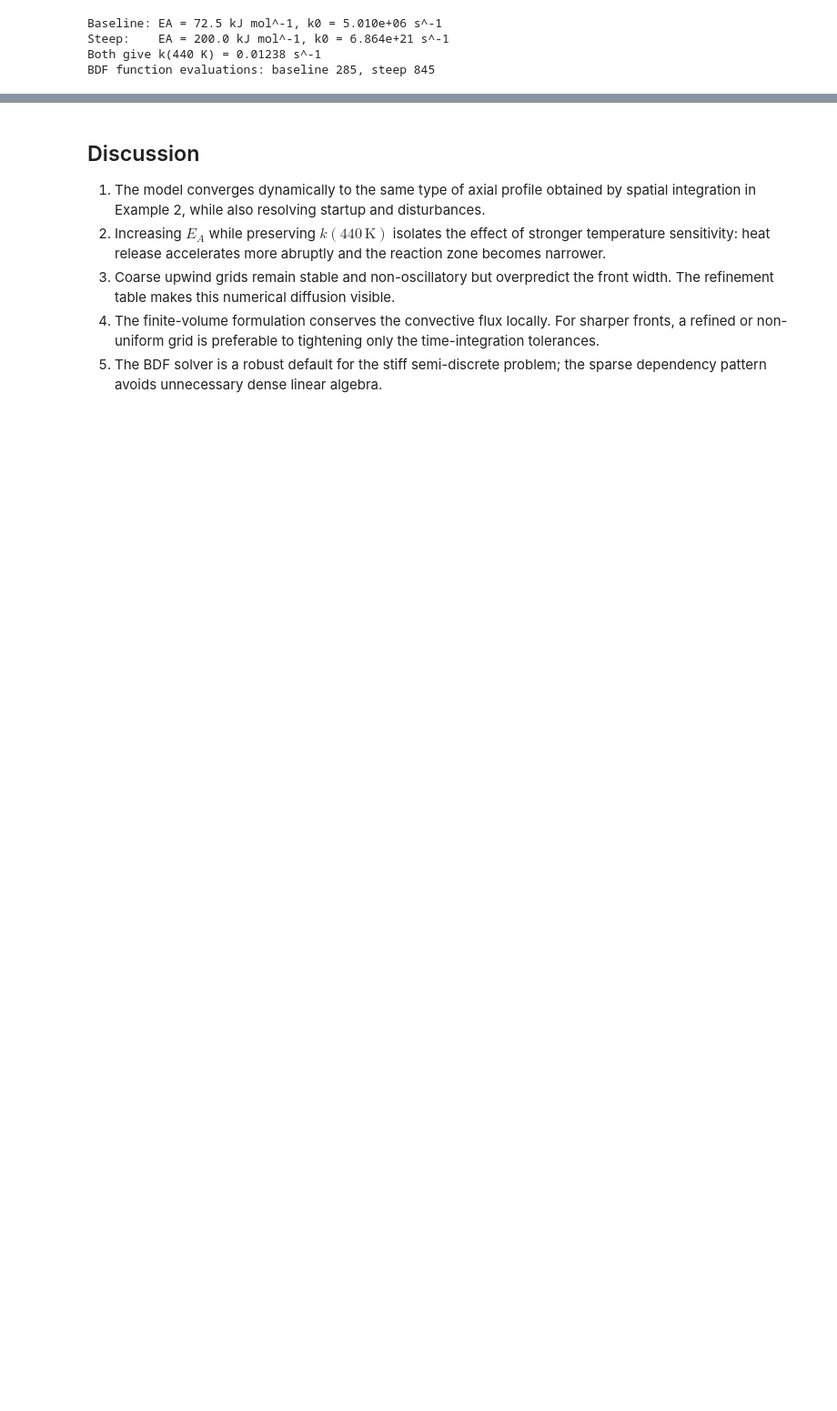
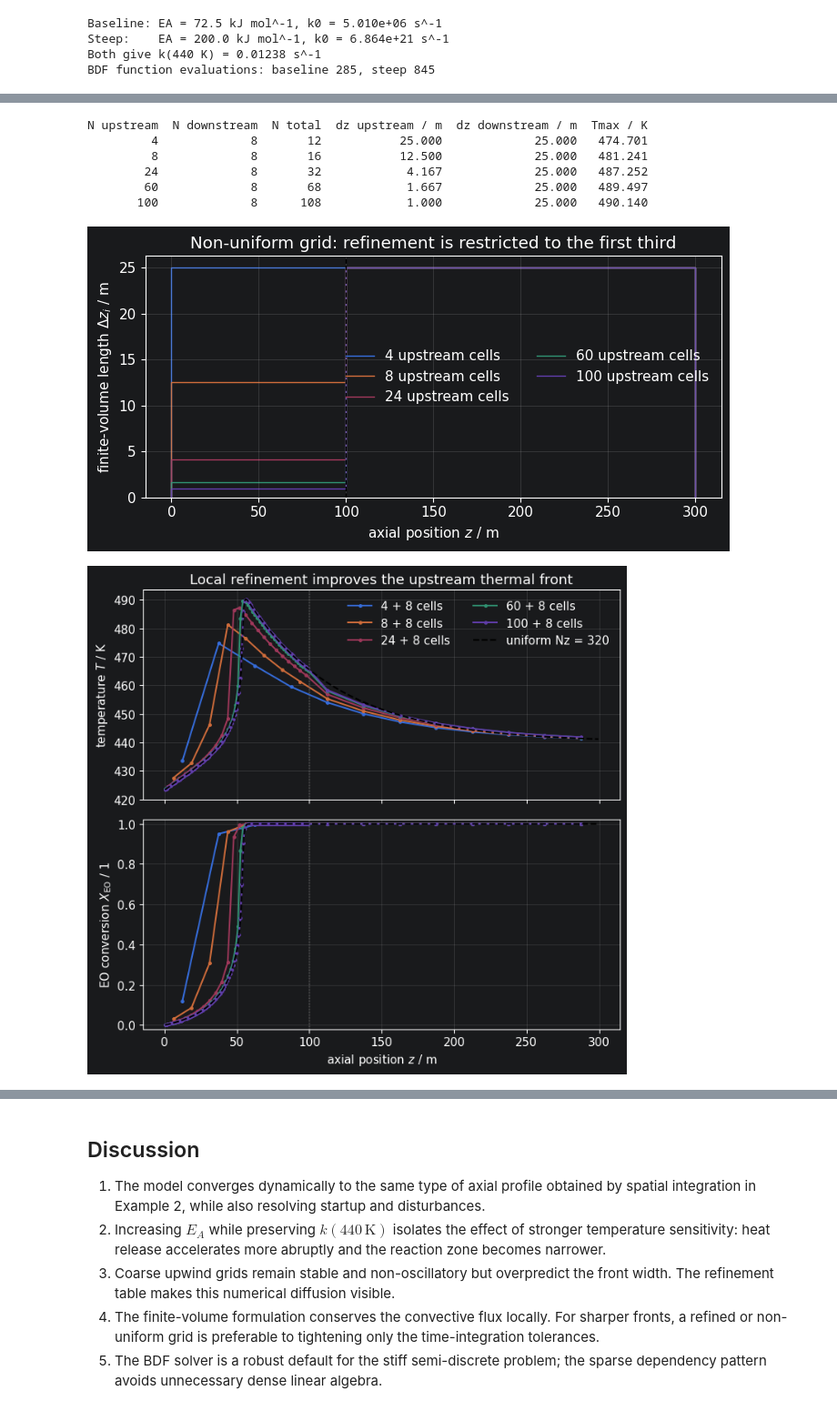
Before and after one commit to ChemRxnEngLab/Ullmanns_ModelReactorsDesignEquations, a Jupyter notebook: example_5_1d_finite_volume_pftr.ipynb, the cells around one changed output, grey strips where cells are left out. Shown at 91% size. Saved outputs shown, nothing was run; the diff lists cells and outputs as text; code cells hidden in the pictures; blank space fills up the shorter version.

Commit message:
Improved examples and added local grid refinement

```diff
--- a/example_5_1d_finite_volume_pftr.ipynb
+++ b/example_5_1d_finite_volume_pftr.ipynb
@@ -265,0 +276,78 @@ plt.show()
+# %%
+def make_nonuniform_parameters(Nz_upstream):
+    Nz_downstream = 8
+    p = Parameters(Nz=Nz_upstream + Nz_downstream, EA=200.e3)
+
+    dz_upstream = np.full(Nz_upstream, (p.L/3.0) / Nz_upstream)
+    dz_downstream = np.full(Nz_downstream, (2.0*p.L/3.0) / Nz_downstream)
+    p.dz = np.r_[dz_upstream, dz_downstream]
+    p.z_faces = np.r_[0.0, np.cumsum(p.dz)]
+    p.z = 0.5 * (p.z_faces[:-1] + p.z_faces[1:])
+    return p
+
+
+upstream_grid_sizes = [4, 8, 24, 60, 100]
+nonuniform_results = []
+
+for Nz_upstream in upstream_grid_sizes:
+    p_nonuniform = make_nonuniform_parameters(Nz_upstream)
+    sol_nonuniform = simulate_1d(p_nonuniform, t_eval=[p_nonuniform.t_end])
+    c = sol_nonuniform.y[:p_nonuniform.Nz, -1]
+    T = sol_nonuniform.y[p_nonuniform.Nz:, -1]
+    X = 1.0 - c / p_nonuniform.c_in
+    nonuniform_results.append((Nz_upstream, p_nonuniform, X, T, sol_nonuniform))
+
+print("N upstream  N downstream  N total  dz upstream / m  dz downstream / m  Tmax / K")
+for Nz_upstream, p_nonuniform, X, T, sol_nonuniform in nonuniform_results:
+    print(
+        f"{Nz_upstream:10d}  {8:12d}  {p_nonuniform.Nz:7d}"
+        f"  {p_nonuniform.dz[0]:15.3f}  {p_nonuniform.dz[-1]:17.3f}"
+        f"  {T.max():8.3f}"
+    )
+
+fig, ax = plt.subplots(figsize=(7.2, 3.7))
+for Nz_upstream, p_nonuniform, X, T, sol_nonuniform in nonuniform_results:
+    ax.stairs(
+        p_nonuniform.dz,
+        p_nonuniform.z_faces,
+        label=f"{Nz_upstream} upstream cells",
+    )
+ax.axvline(p_nonuniform.L/3.0, color="k", ls="--", lw=1)
+ax.set_xlabel(r"axial position $z$ / m")
+ax.set_ylabel(r"finite-volume length $\Delta z_i$ / m")
+ax.set_title("Non-uniform grid: refinement is restricted to the first third")
+ax.legend(frameon=False, ncol=2)
+plt.tight_layout()
+plt.show()
+
+# The finest uniform result from the preceding block is used as a reference.
+p_reference, X_reference, T_reference, _ = grid_results[-1]
+
+fig, axes = plt.subplots(2, 1, figsize=(7.2, 6.8), sharex=True)
+for Nz_upstream, p_nonuniform, X, T, sol_nonuniform in nonuniform_results:
+    axes[0].plot(p_nonuniform.z, T, marker="o", ms=2.5,
+                 label=f"{Nz_upstream} + 8 cells")
+    axes[1].plot(p_nonuniform.z, X, marker="o", ms=2.5)
+
+axes[0].plot(p_reference.z, T_reference, "k--", lw=1.5, label="uniform Nz = 320")
+axes[1].plot(p_reference.z, X_reference, "k--", lw=1.5)
+for ax in axes:
+    ax.axvline(p_nonuniform.L/3.0, color="0.4", ls=":", lw=1)
+
+axes[0].set_ylabel(r"temperature $T$ / K")
+axes[0].set_title("Local refinement improves the upstream thermal front")
+axes[0].legend(frameon=False, ncol=2)
+axes[1].set_xlabel(r"axial position $z$ / m")
+axes[1].set_ylabel(r"EO conversion $X_{\mathrm{EO}}$ / 1")
+axes[1].set_ylim(-0.02, 1.02)
+plt.tight_layout()
+plt.show()
+# %% [output]
+N upstream  N downstream  N total  dz upstream / m  dz downstream / m  Tmax / K
+         4             8       12           25.000             25.000   474.701
+         8             8       16           12.500             25.000   481.241
+        24             8       32            4.167             25.000   487.252
+        60             8       68            1.667             25.000   489.497
+       100             8      108            1.000             25.000   490.140
+[figure, added]
+[figure, added]
```
Also changed, not shown: parts of 13 cells of this notebook, 1 other file.
